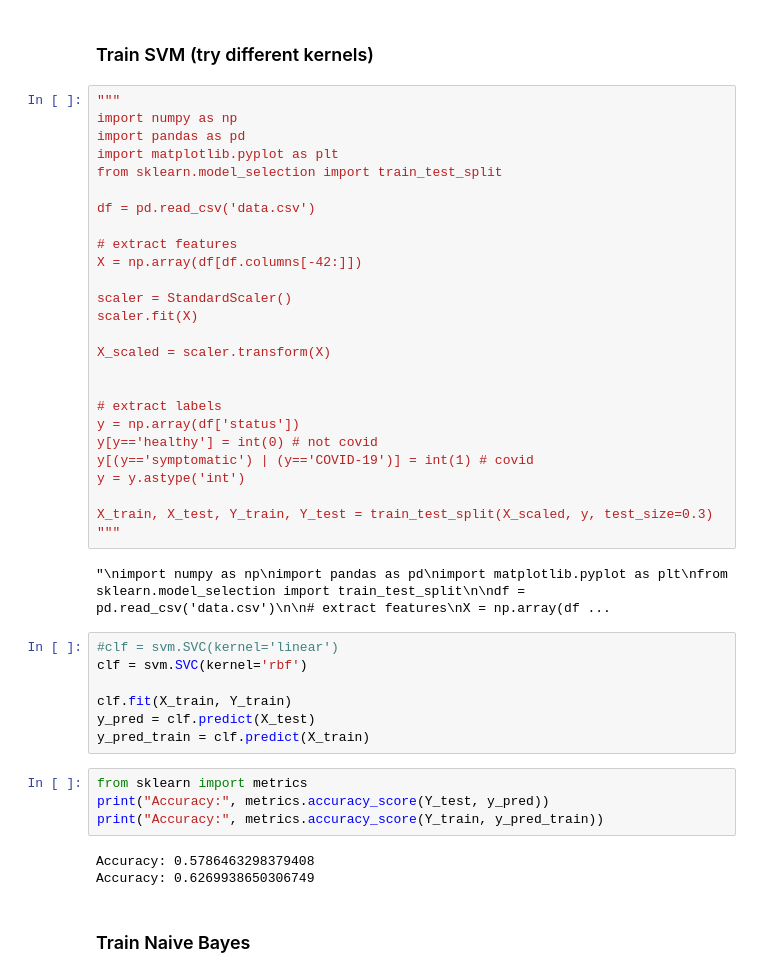
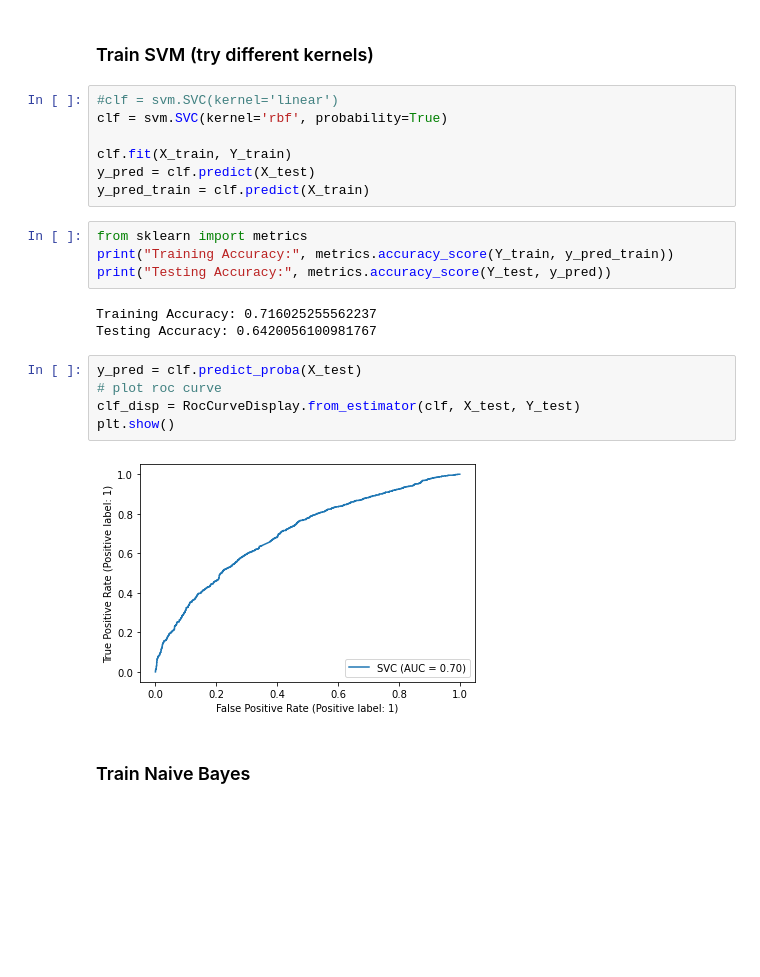
Before and after one commit to wgzmaxik6/lung_sound_ml, a Jupyter notebook: lung_sound_model.ipynb, the cells around one changed output. Saved outputs shown, nothing was run; the diff lists cells and outputs as text; blank space fills up the shorter version.

```diff
--- a/lung_sound_model.ipynb
+++ b/lung_sound_model.ipynb
@@ -189,46 +157,25 @@ print(score)
 # %% [markdown]
 ### Train SVM (try different kernels)
-# %%
-"""
-import numpy as np
-import pandas as pd
-import matplotlib.pyplot as plt
-from sklearn.model_selection import train_test_split
-
-df = pd.read_csv('data.csv')
-
-# extract features
-X = np.array(df[df.columns[-42:]])
-
-scaler = StandardScaler()
-scaler.fit(X)
-
-X_scaled = scaler.transform(X)
-
-
-# extract labels
-y = np.array(df['status'])
-y[y=='healthy'] = int(0) # not covid
-y[(y=='symptomatic') | (y=='COVID-19')] = int(1) # covid
-y = y.astype('int')
-
-X_train, X_test, Y_train, Y_test = train_test_split(X_scaled, y, test_size=0.3)
-"""
-# %% [output]
-"\nimport numpy as np\nimport pandas as pd\nimport matplotlib.pyplot as plt\nfrom sklearn.model_selection import train_test_split\n\ndf = pd.read_csv('data.csv')\n\n# extract features\nX = np.array(df ...
 # %%
 #clf = svm.SVC(kernel='linear')
-clf = svm.SVC(kernel='rbf')
+clf = svm.SVC(kernel='rbf', probability=True)
 
 clf.fit(X_train, Y_train)
 y_pred = clf.predict(X_test)
 y_pred_train = clf.predict(X_train)
 # %%
 from sklearn import metrics
-print("Accuracy:", metrics.accuracy_score(Y_test, y_pred))
-print("Accuracy:", metrics.accuracy_score(Y_train, y_pred_train))
+print("Training Accuracy:", metrics.accuracy_score(Y_train, y_pred_train))
+print("Testing Accuracy:", metrics.accuracy_score(Y_test, y_pred))
 # %% [output]
-Accuracy: 0.5786463298379408
-Accuracy: 0.6269938650306749
+Training Accuracy: 0.716025255562237
+Testing Accuracy: 0.6420056100981767
+# %%
+y_pred = clf.predict_proba(X_test)
+# plot roc curve
+clf_disp = RocCurveDisplay.from_estimator(clf, X_test, Y_test)
+plt.show()
+# %% [output]
+[figure, added]
 # %% [markdown]
 ### Train Naive Bayes
```
Also changed, not shown: parts of 16 cells of this notebook.
